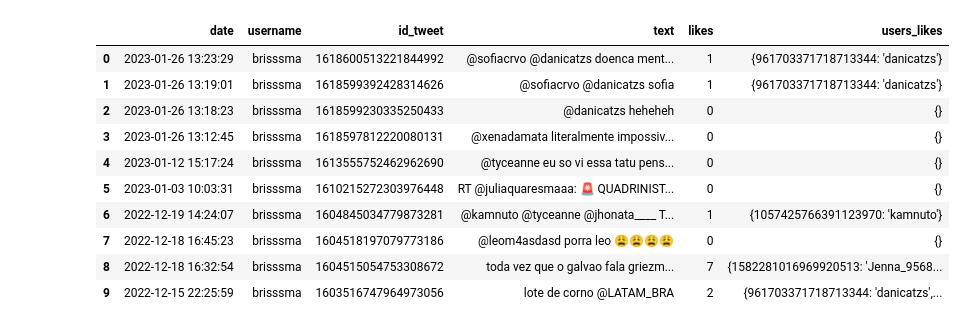
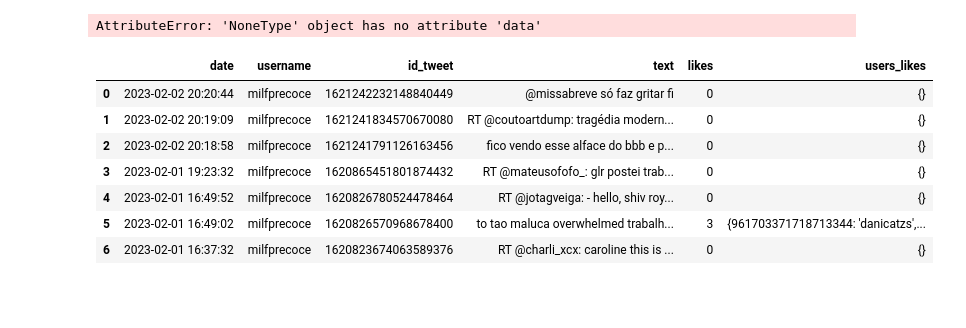
Before and after one commit to marcuscardona/twitter-project, a Jupyter notebook: notebooks/twitter-database.ipynb, the cells around one changed output. Saved outputs shown, nothing was run; the diff lists cells and outputs as text; code cells hidden in the pictures; blank space fills up the shorter version.

```diff
--- a/notebooks/twitter-database.ipynb
+++ b/notebooks/twitter-database.ipynb
@@ -17,6 +18,10 @@ client = tweepy.Client(consumer_key=os.getenv('TWEEPY_CONSUMER_KEY')
                      , access_token=os.getenv('TWEEPY_ACCESS_TOKEN')
                      , access_token_secret=os.getenv('TWEEPY_ACCESS_TOKEN_SECRET')
                      , wait_on_rate_limit = True)
+# %%
+client.get_user(username='amhikaetc').data.data['id']
+# %% [output]
+AttributeError: 'NoneType' object has no attribute 'data'
 # %%
 class tweets:
 
@@ -102,18 +107,15 @@ class tweets:
 
         return df
 # %%
-t = tweets(username='brisssma')
+t = tweets(username='milfprecoce')
 teste=t.return_tweets_dataframe(nr_results = 10)
 teste
 # %% [output]
 |  | date | username | id_tweet | text | likes | users_likes |
-| 0 | 2023-01-26 13:23:29 | brisssma | 1618600513221844992 | @sofiacrvo @danicatzs doenca ment... | 1 | {961703371718713344: 'danicatzs'} |
-| 1 | 2023-01-26 13:19:01 | brisssma | 1618599392428314626 | @sofiacrvo @danicatzs sofia | 1 | {961703371718713344: 'danicatzs'} |
-| 2 | 2023-01-26 13:18:23 | brisssma | 1618599230335250433 | @danicatzs heheheh | 0 | {} |
-| 3 | 2023-01-26 13:12:45 | brisssma | 1618597812220080131 | @xenadamata literalmente impossiv... | 0 | {} |
-| 4 | 2023-01-12 15:17:24 | brisssma | 1613555752462962690 | @tyceanne eu so vi essa tatu pens... | 0 | {} |
-| 5 | 2023-01-03 10:03:31 | brisssma | 1610215272303976448 | RT @juliaquaresmaaa: 🚨 QUADRINIST... | 0 | {} |
-| 6 | 2022-12-19 14:24:07 | brisssma | 1604845034779873281 | @kamnuto @tyceanne @jhonata____ T... | 1 | {1057425766391123970: 'kamnuto'} |
-| 7 | 2022-12-18 16:45:23 | brisssma | 1604518197079773186 | @leom4asdasd porra leo 😩😩😩😩 | 0 | {} |
-| 8 | 2022-12-18 16:32:54 | brisssma | 1604515054753308672 | toda vez que o galvao fala griezm... | 7 | {1582281016969920513: 'Jenna_9568... |
-| 9 | 2022-12-15 22:25:59 | brisssma | 1603516747964973056 | lote de corno @LATAM_BRA | 2 | {961703371718713344: 'danicatzs',... |
+| 0 | 2023-02-02 20:20:44 | milfprecoce | 1621242232148840449 | @missabreve só faz gritar fi | 0 | {} |
+| 1 | 2023-02-02 20:19:09 | milfprecoce | 1621241834570670080 | RT @coutoartdump: tragédia modern... | 0 | {} |
+| 2 | 2023-02-02 20:18:58 | milfprecoce | 1621241791126163456 | fico vendo esse alface do bbb e p... | 0 | {} |
+| 3 | 2023-02-01 19:23:32 | milfprecoce | 1620865451801874432 | RT @mateusofofo_: glr postei trab... | 0 | {} |
+| 4 | 2023-02-01 16:49:52 | milfprecoce | 1620826780524478464 | RT @jotagveiga: - hello, shiv roy... | 0 | {} |
+| 5 | 2023-02-01 16:49:02 | milfprecoce | 1620826570968678400 | to tao maluca overwhelmed trabalh... | 3 | {961703371718713344: 'danicatzs',... |
+| 6 | 2023-02-01 16:37:32 | milfprecoce | 1620823674063589376 | RT @charli_xcx: caroline this is ... | 0 | {} |
```
Also changed, not shown: parts of 2 cells of this notebook, 19 other files.
